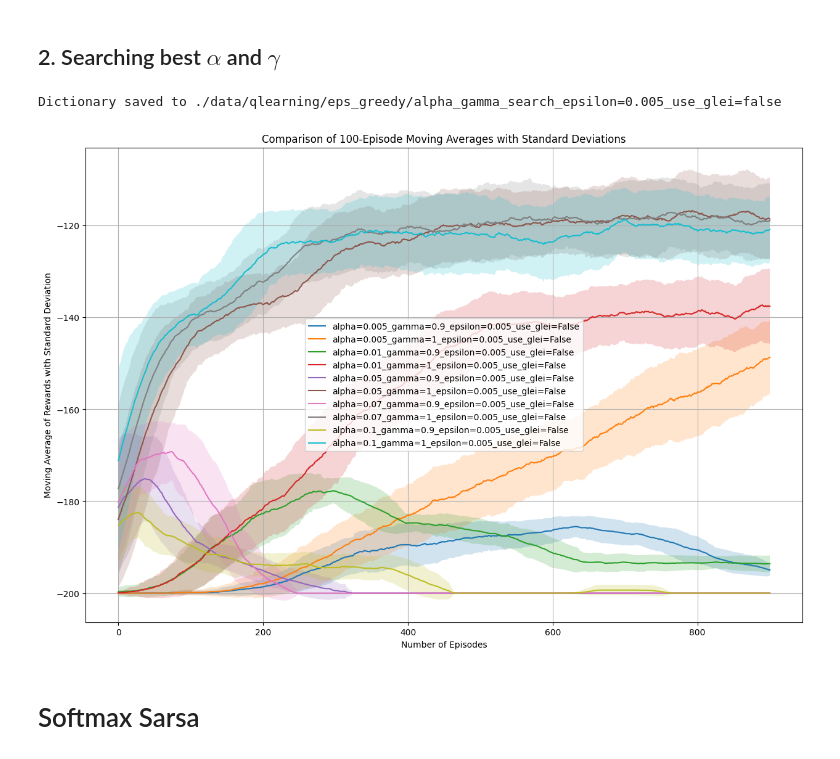
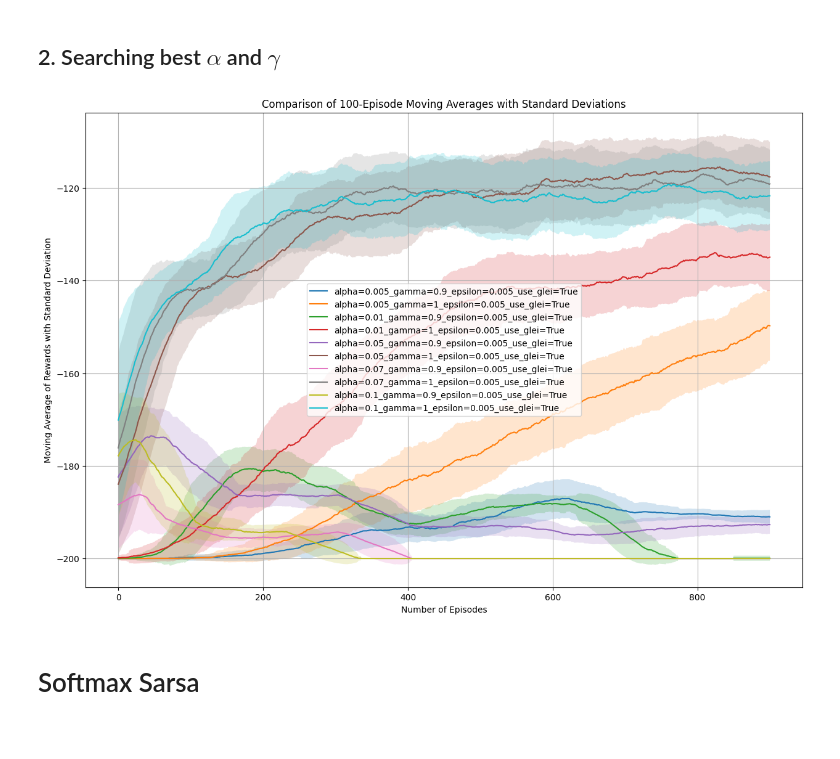
Before and after one commit to salmalys/mountain_car, a Jupyter notebook: src/experiments/mountaincar_experiments/qlearning_tuning.ipynb, the cells around one changed output. Saved outputs shown, nothing was run; the diff lists cells and outputs as text; code cells hidden in the pictures.

```diff
--- a/src/mountaincar_experiments/qlearning_tuning.ipynb
+++ b/src/experiments/mountaincar_experiments/qlearning_tuning.ipynb
@@ -107,30 +118,28 @@ alpha_gamma_tune_historic = eps_greedy_qlearning.grid_search(
     alpha=[0.005, 0.01, 0.05, 0.07, 0.1],
     gamma=[0.9, 1],
     policy_action_params={"epsilon": [0.005]},
-    policy_update_params={"use_glei": [False]},
+    policy_update_params={"use_glei": [True]},
     nb_episodes=1000,
     nb_iter=10,
     verbose=0,
 )
 
 process_json(
-    "./data/qlearning/eps_greedy/alpha_gamma_search_epsilon=0.005_use_glei=false",
+    "./data/mountain_car/qlearning/eps_greedy/alpha_gamma_search_epsilon=0.005_use_glei=true",
     "w",
     data_dict=alpha_gamma_tune_historic,
 )
-# %% [output]
-Dictionary saved to ./data/qlearning/eps_greedy/alpha_gamma_search_epsilon=0.005_use_glei=false
 # %%
 plot_moving_averages(
     process_json(
-        "./data/qlearning/eps_greedy/alpha_gamma_search_epsilon=0.005_use_glei=false",
+        "../data/mountain_car/qlearning/eps_greedy/alpha_gamma_search_epsilon=0.005_use_glei=true",
         "r",
     ),
     nb_episodes=1000,
     window_size=100,
 )
 # %% [output]
-[figure, old version]
+[figure, new version]
 # %% [markdown]
 # Softmax Sarsa
 # %%
```
Also changed, not shown: parts of 2 cells of this notebook, 37 other files.
